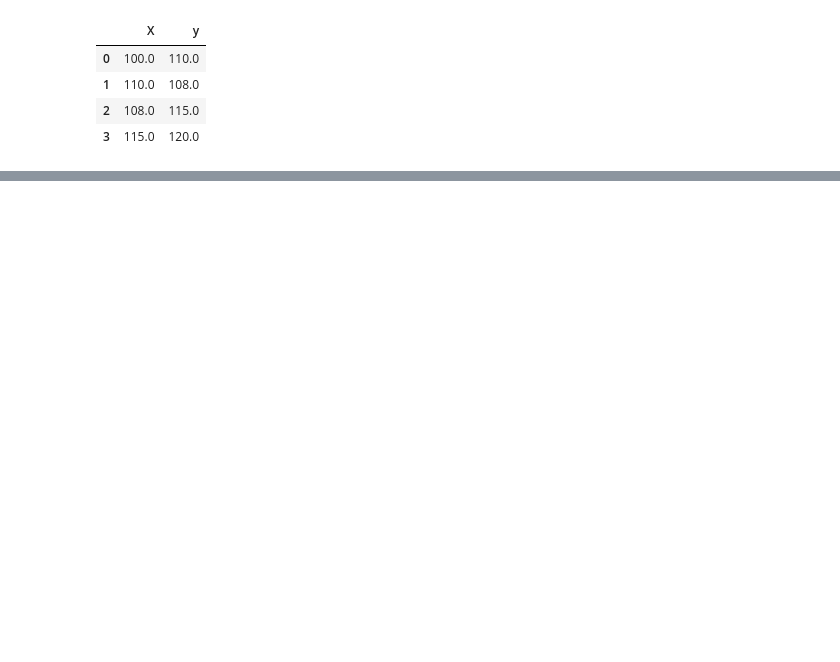
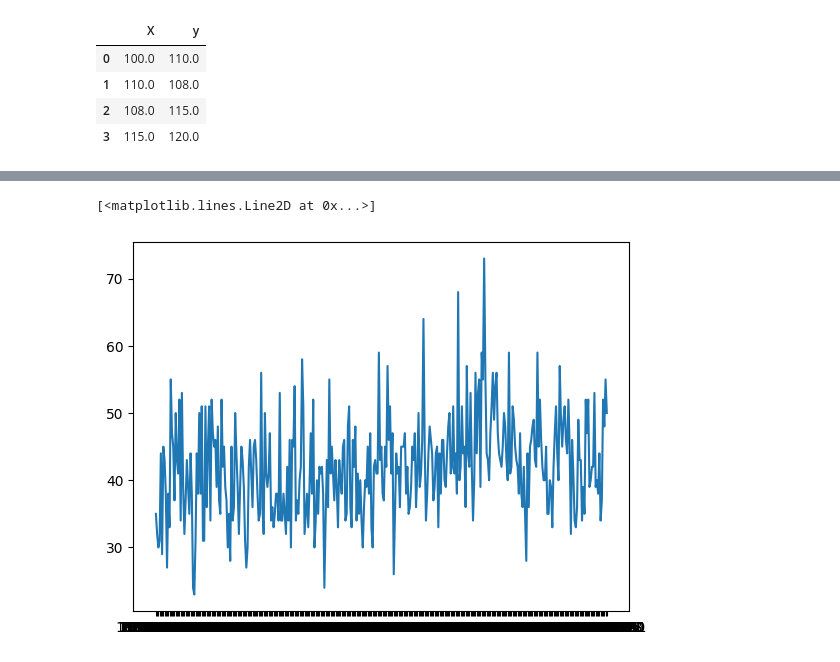
Before and after one commit to zqTheDesigner/study_KNN, a Jupyter notebook: random-forest/random-forest-for-timeseries.ipynb, the cells around one changed output, grey strips where cells are left out. Drawn from its saved outputs; the diff is of its cells as text; code cells hidden in the pictures; blank space fills up the shorter version.

```diff
--- a/random-forest/random-forest-for-timeseries.ipynb
+++ b/random-forest/random-forest-for-timeseries.ipynb
@@ -129,3 +86,6 @@ def walk_forward_validation(data, n_test):
     # estimate prediction error
     error = mean_absolute_error(test[:, -1], predictions)
     return error, test[:, -1], predictions
+# %%
+series = pd.read_csv('../datasets/daily-total-female-births/daily-total-female-births.csv',  header=0, index_col=0)
+values = series.values
@@ -131,0 +102,6 @@ def walk_forward_validation(data, n_test):
+# %%
+fig, axes = plt.subplots(1,1)
+axes.plot(series['Births'])
+# %% [output]
+[<matplotlib.lines.Line2D at 0x...>]
+[figure, added]
```
Also changed, not shown: parts of 10 cells of this notebook, 2 other files.
